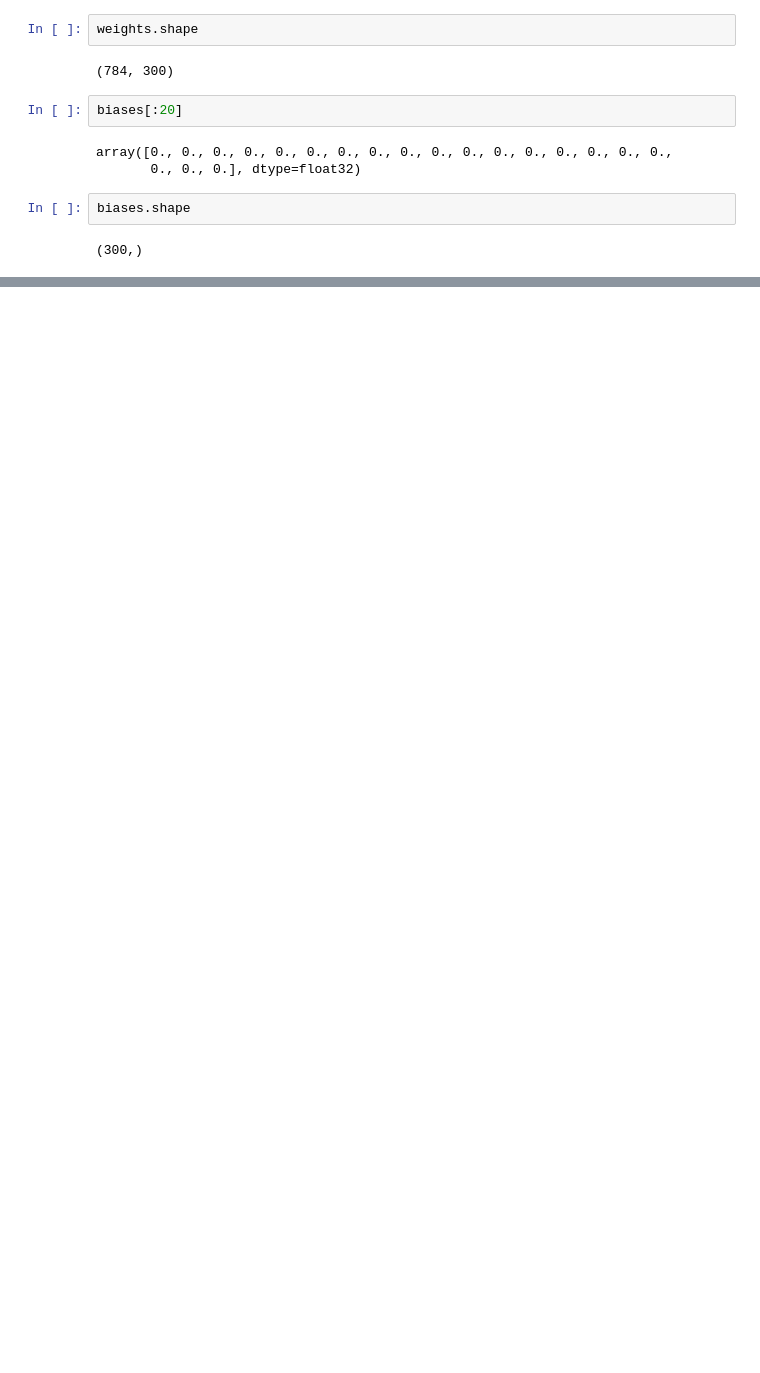
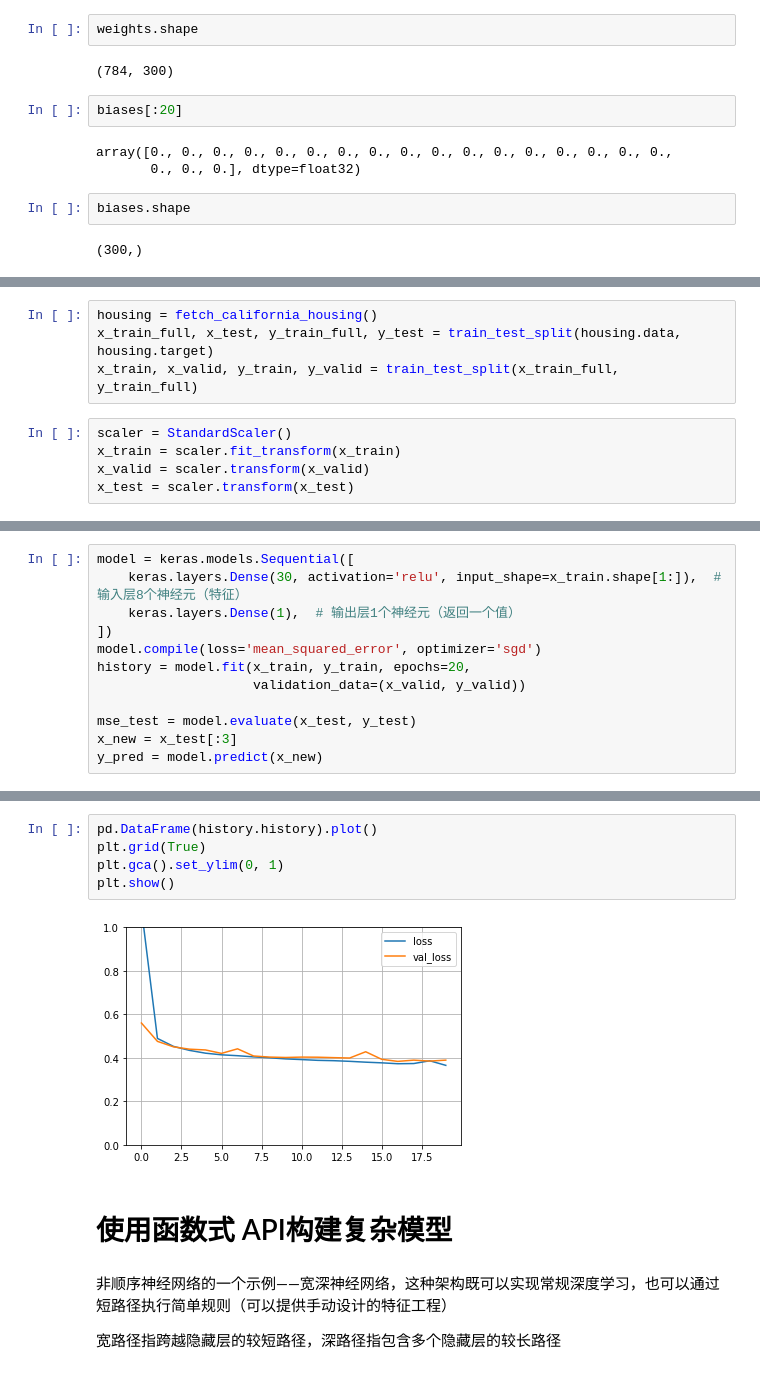
Before and after one commit to Aegis1863/ML_practice, a Jupyter notebook: 机器学习实战笔记/Keras人工神经网络.ipynb, the cells around one changed output, grey strips where cells are left out. Saved outputs shown, nothing was run; the diff lists cells and outputs as text; blank space fills up the shorter version.

```diff
--- a/机器学习实战笔记/Keras人工神经网络.ipynb
+++ b/机器学习实战笔记/Keras人工神经网络.ipynb
@@ -116,0 +209,9 @@ biases.shape
+# %%
+housing = fetch_california_housing()
+x_train_full, x_test, y_train_full, y_test = train_test_split(housing.data, housing.target)
+x_train, x_valid, y_train, y_valid = train_test_split(x_train_full, y_train_full)
+# %%
+scaler = StandardScaler()
+x_train = scaler.fit_transform(x_train)
+x_valid = scaler.transform(x_valid)
+x_test = scaler.transform(x_test)
@@ -116,0 +242,12 @@ biases.shape
+# %%
+model = keras.models.Sequential([
+    keras.layers.Dense(30, activation='relu', input_shape=x_train.shape[1:]),  # 输入层8个神经元（特征）
+    keras.layers.Dense(1),  # 输出层1个神经元（返回一个值）
+])
+model.compile(loss='mean_squared_error', optimizer='sgd')
+history = model.fit(x_train, y_train, epochs=20,
+                    validation_data=(x_valid, y_valid))
+
+mse_test = model.evaluate(x_test, y_test)
+x_new = x_test[:3]
+y_pred = model.predict(x_new)
@@ -116,0 +297,13 @@ biases.shape
+# %%
+pd.DataFrame(history.history).plot()
+plt.grid(True)
+plt.gca().set_ylim(0, 1)
+plt.show()
+# %% [output]
+[figure, added]
+# %% [markdown]
+# 使用函数式 API构建复杂模型
+# %% [markdown]
+非顺序神经网络的一个示例——宽深神经网络，这种架构既可以实现常规深度学习，也可以通过短路径执行简单规则（可以提供手动设计的特征工程）
+
+宽路径指跨越隐藏层的较短路径，深路径指包含多个隐藏层的较长路径
```
Also changed, not shown: parts of 68 cells of this notebook, 1 other file.
